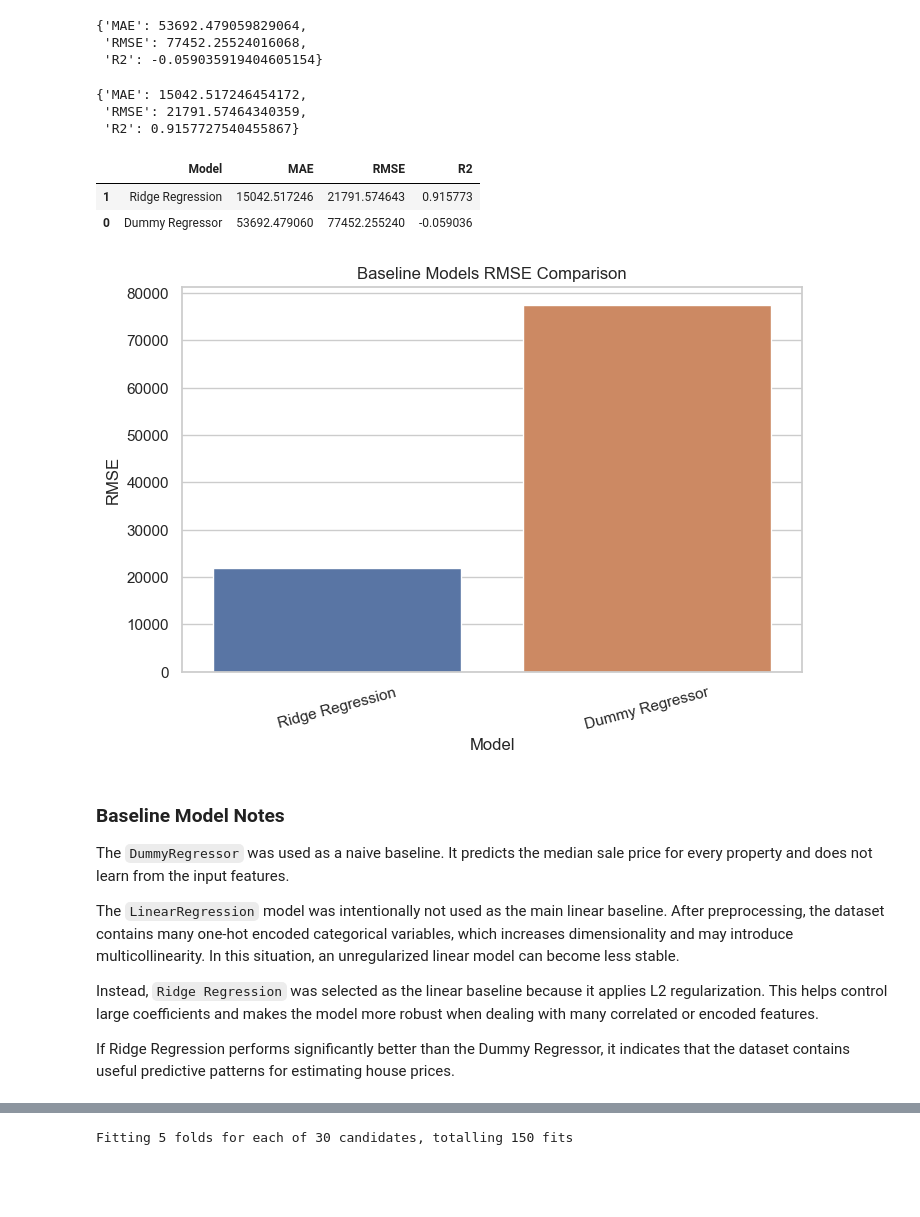
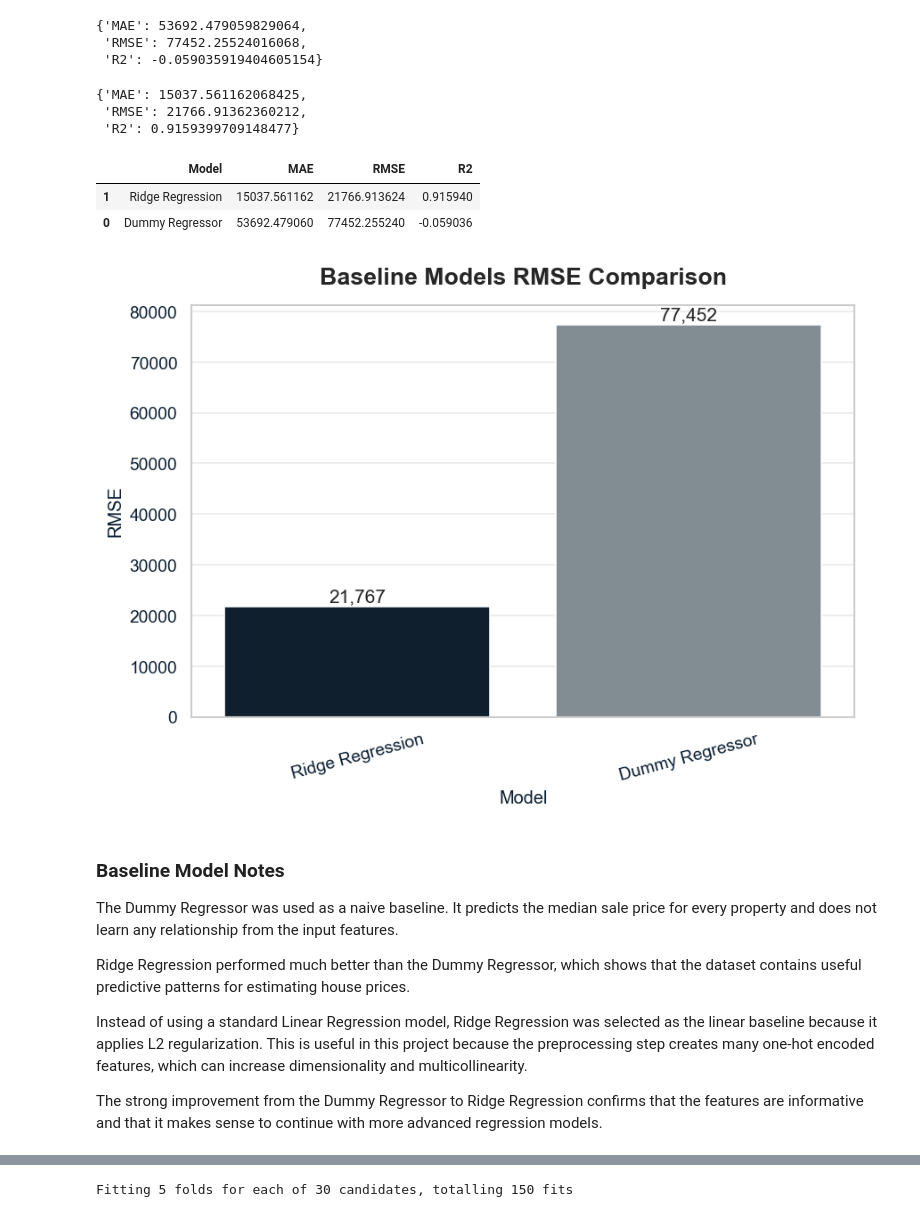
Before and after one commit to sanches-davi/ames-housing-price-prediction, a Jupyter notebook: notebooks/2. Modelling.ipynb, the cells around one changed output, grey strips where cells are left out. Cells and saved outputs as stored; diff of their text form; code cells hidden in the pictures; blank space fills up the shorter version.

```diff
--- a/notebooks/2. Modelling.ipynb
+++ b/notebooks/2. Modelling.ipynb
@@ -17,6 +29,7 @@ import matplotlib.pyplot as plt
 import seaborn as sns
 import sys
 import os
+import warnings
 import importlib
 import joblib
 from sklearn.model_selection import train_test_split
@@ -36,8 +49,6 @@ from sklearn.ensemble import GradientBoostingRegressor
 from sklearn.metrics import mean_absolute_error, mean_squared_error, r2_score
 from sklearn.dummy import DummyRegressor
 from sklearn.model_selection import cross_validate
-pd.set_option('display.max_columns', None)
-sns.set_theme(style='whitegrid')
 sys.path.append('../src')
 # %%
 from feature_engineering import create_features
@@ -45,3 +58,20 @@ from feature_engineering import evaluate_model_cv
+# %%
+main_color = "#0B1F33"       # Dark navy
+secondary_color = "#7F8C96"  # Soft blue-gray
+accent_color = "#1F77B4"     # Blue
+positive_color = "#2A9D8F"   # Teal
+warning_color = "#E76F51"    # Terracotta
+grid_color = "#EAEAEA"       # Light gray
+
+project_palette = [main_color, secondary_color, accent_color, positive_color, warning_color]
+
+sns.set_theme(style="whitegrid", palette=project_palette, font_scale=1.05)
+plt.rcParams["figure.dpi"] = 120
+plt.rcParams["savefig.dpi"] = 300
+plt.rcParams["grid.color"] = grid_color
+plt.rcParams["axes.labelcolor"] = main_color
+plt.rcParams["xtick.color"] = main_color
+plt.rcParams["ytick.color"] = main_color
 # %% [markdown]
 ## 2. Load Dataset
 
@@ -388,15 +448,19 @@ categorical_mode_transformer = Pipeline(steps=[
     ("imputer", SimpleImputer(strategy="most_frequent")),
     ("encoder", OneHotEncoder(handle_unknown="ignore", sparse_output=False))
 ])
+
+binary_transformer = Pipeline(steps=[
+    ("imputer", SimpleImputer(strategy="constant", fill_value=0))
+])
 # %%
 preprocessor = ColumnTransformer(
     transformers=[
         ("num_zero", numeric_zero_transformer, numeric_zero_features),
         ("num_median", numeric_median_transformer, numeric_median_features),
+        ("binary", binary_transformer, binary_features),
         ("cat_none", categorical_none_transformer, categorical_none_features),
         ("cat_mode", categorical_mode_transformer, categorical_mode_features)
     ],
-
     remainder="drop"
 )
 # %%
@@ -474,9 +532,9 @@ ridge_results = evaluate_model_cv(
 
 ridge_results
 # %% [output]
-{'MAE': 15042.517246454172,
- 'RMSE': 21791.57464340359,
- 'R2': 0.9157727540455867}
+{'MAE': 15037.561162068425,
+ 'RMSE': 21766.91362360212,
+ 'R2': 0.9159399709148477}
 # %%
 baseline_results = pd.DataFrame({
     "Model": ["Dummy Regressor", "Ridge Regression"],
@@ -489,32 +547,40 @@ baseline_results = baseline_results.sort_values(by="RMSE", ascending=True)
 baseline_results
 # %% [output]
 |  | Model | MAE | RMSE | R2 |
-| 1 | Ridge Regression | 15042.517246 | 21791.574643 | 0.915773 |
+| 1 | Ridge Regression | 15037.561162 | 21766.913624 | 0.915940 |
 | 0 | Dummy Regressor | 53692.479060 | 77452.255240 | -0.059036 |
 # %%
 plt.figure(figsize=(8, 5))
-sns.barplot(
+ax = sns.barplot(
     data=baseline_results,
     x="Model",
     y="RMSE"
 )
-plt.title("Baseline Models RMSE Comparison")
-plt.xlabel("Model")
-plt.ylabel("RMSE")
+
+for container in ax.containers:
+    ax.bar_label(
+        container,
+        labels=[f"{value:,.0f}" for value in baseline_results["RMSE"]],
+        padding=1
+    )
+
+plt.title("Baseline Models RMSE Comparison", fontsize=16, fontweight="bold", pad=14)
+plt.xlabel("Model", fontsize=12)
+plt.ylabel("RMSE", fontsize=12)
 plt.xticks(rotation=15)
 plt.show()
 # %% [output]
-[figure, old version]
+[figure, new version]
 # %% [markdown]
 ### Baseline Model Notes
 
-The `DummyRegressor` was used as a naive baseline. It predicts the median sale price for every property and does not learn from the input features.
+The Dummy Regressor was used as a naive baseline. It predicts the median sale price for every property and does not learn any relationship from the input features.
 
-The `LinearRegression` model was intentionally not used as the main linear baseline. After preprocessing, the dataset contains many one-hot encoded categorical variables, which increases dimensionality and may introduce multicollinearity. In this situation, an unregularized linear model can become less stable.
+Ridge Regression performed much better than the Dummy Regressor, which shows that the dataset contains useful predictive patterns for estimating house prices.
 
-Instead, `Ridge Regression` was selected as the linear baseline because it applies L2 regularization. This helps control large coefficients and makes the model more robust when dealing with many correlated or encoded features.
+Instead of using a standard Linear Regression model, Ridge Regression was selected as the linear baseline because it applies L2 regularization. This is useful in this project because the preprocessing step creates many one-hot encoded features, which can increase dimensionality and multicollinearity.
 
-If Ridge Regression performs significantly better than the Dummy Regressor, it indicates that the dataset contains useful predictive patterns for estimating house prices.
+The strong improvement from the Dummy Regressor to Ridge Regression confirms that the features are informative and that it makes sense to continue with more advanced regression models.
 # %% [markdown]
 ## 9. Model Comparison
 
```
Also changed, not shown: parts of 62 cells of this notebook.
